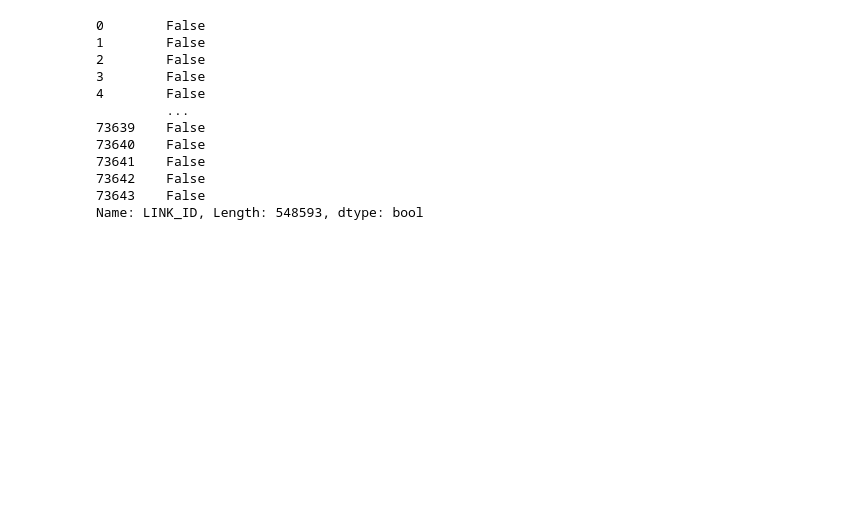
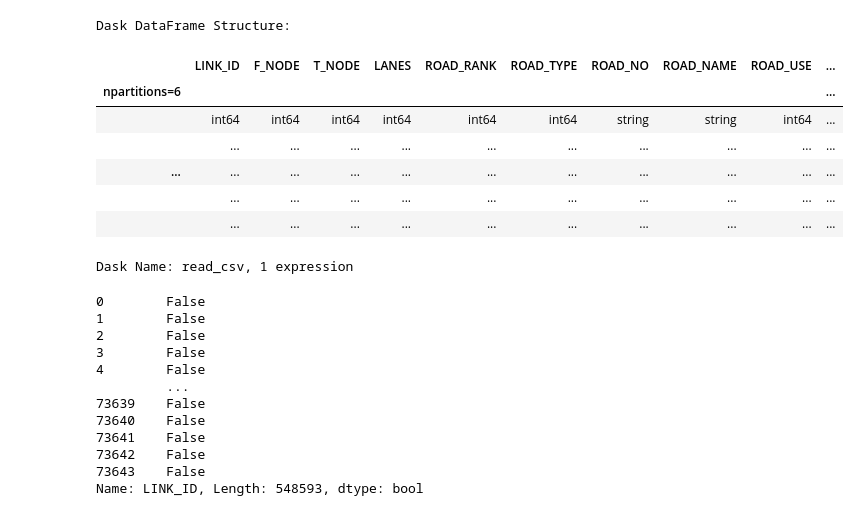
Before and after one commit to danawls/traffic_models, a Jupyter notebook: data_combine/second.ipynb, the cells around one changed output. Drawn from its saved outputs; the diff is of its cells as text; code cells hidden in the pictures; blank space fills up the shorter version.

```diff
--- a/data_combine/second.ipynb
+++ b/data_combine/second.ipynb
@@ -16,7 +16,17 @@ men = ddf.read_csv(
     '/Volumes/Expansion/traffic-prediction/data/행정안전부_지역별(행정동) 성별 연령별 주민등록 인구수/행정안전부_지역별(행정동) 성별 연령별 주민등록 인구수_20240731.csv')
 c = ddf.read_csv('/Volumes/Expansion/traffic-prediction/data/혼잡빈도/confusion_1_m1.csv')
 # %%
-lh = link.compute()
+link
+# %% [output]
+Dask DataFrame Structure:
+|  | LINK_ID | F_NODE | T_NODE | LANES | ROAD_RANK | ROAD_TYPE | ROAD_NO | ROAD_NAME | ROAD_USE | ... |
+| npartitions=6 |  |  |  |  |  |  |  |  |  | ... |
+|  | int64 | int64 | int64 | int64 | int64 | int64 | string | string | int64 | ... |
+|  | ... | ... | ... | ... | ... | ... | ... | ... | ... | ... |
+| ... | ... | ... | ... | ... | ... | ... | ... | ... | ... | ... |
+|  | ... | ... | ... | ... | ... | ... | ... | ... | ... | ... |
+|  | ... | ... | ... | ... | ... | ... | ... | ... | ... | ... |
+Dask Name: read_csv, 1 expression
 # %%
 lh['LINK_ID'] == 1000000200
 # %% [output]
```
Also changed, not shown: 14 other files.
